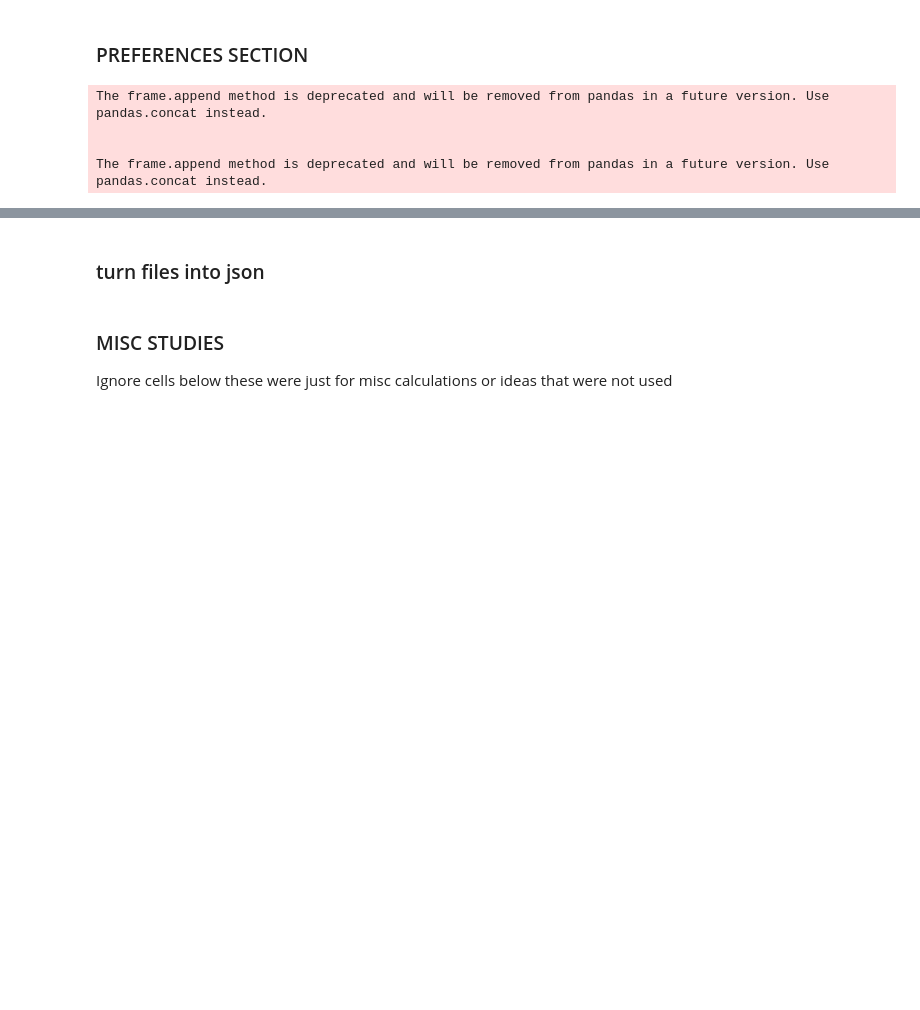
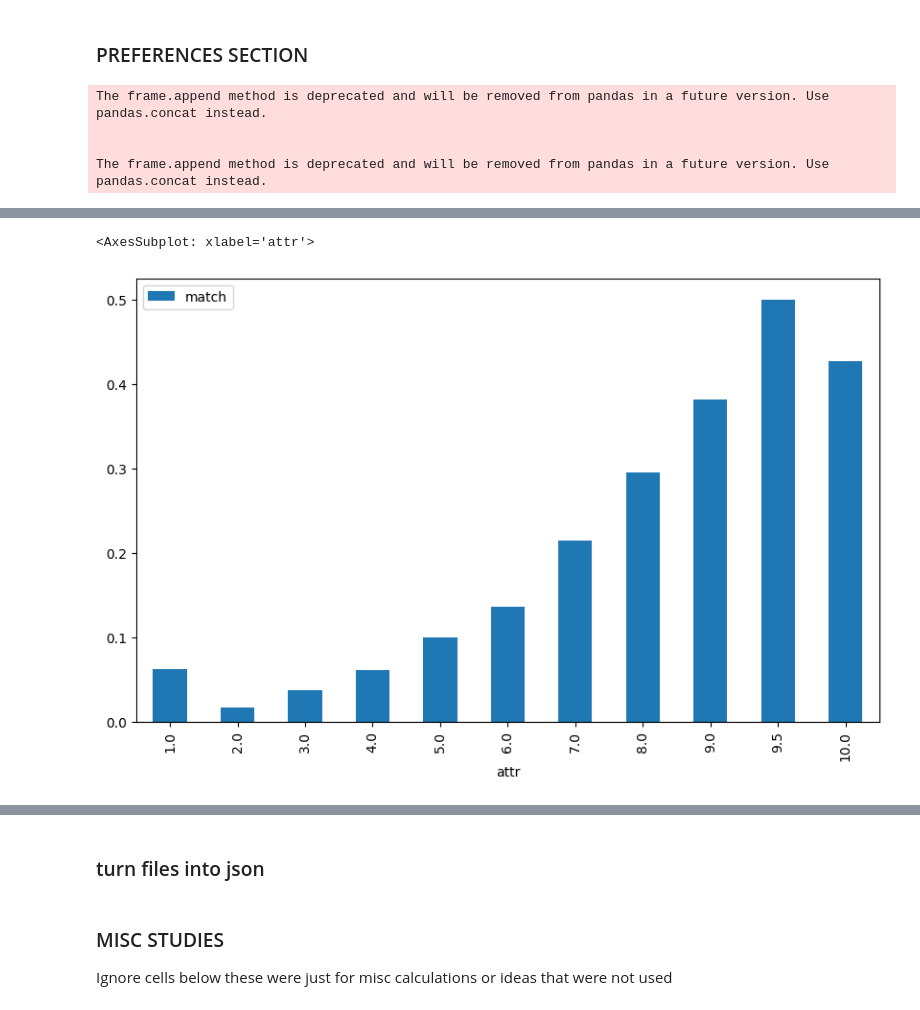
Before and after one commit to hugotomita1201/code_pudding_data, a Jupyter notebook: speed_dating_hugo.ipynb, the cells around one changed output, grey strips where cells are left out. Saved outputs shown, nothing was run; the diff lists cells and outputs as text; code cells hidden in the pictures; blank space fills up the shorter version.

Commit message:
added female and male attr/intel

```diff
--- a/speed_dating_hugo.ipynb
+++ b/speed_dating_hugo.ipynb
@@ -294,0 +313,9 @@ The frame.append method is deprecated and will be removed from pandas in a futur
+# %%
+female_attr = df[(df['gender']==0)].groupby('attr').agg({'match': 'mean'})
+
+female_attr = female_attr.query('match != 0')
+
+female_attr.plot(kind='bar', figsize=(10,6))
+# %% [output]
+<AxesSubplot: xlabel='attr'>
+[figure, added]
```
Also changed, not shown: parts of 6 cells of this notebook, 3 other files.
